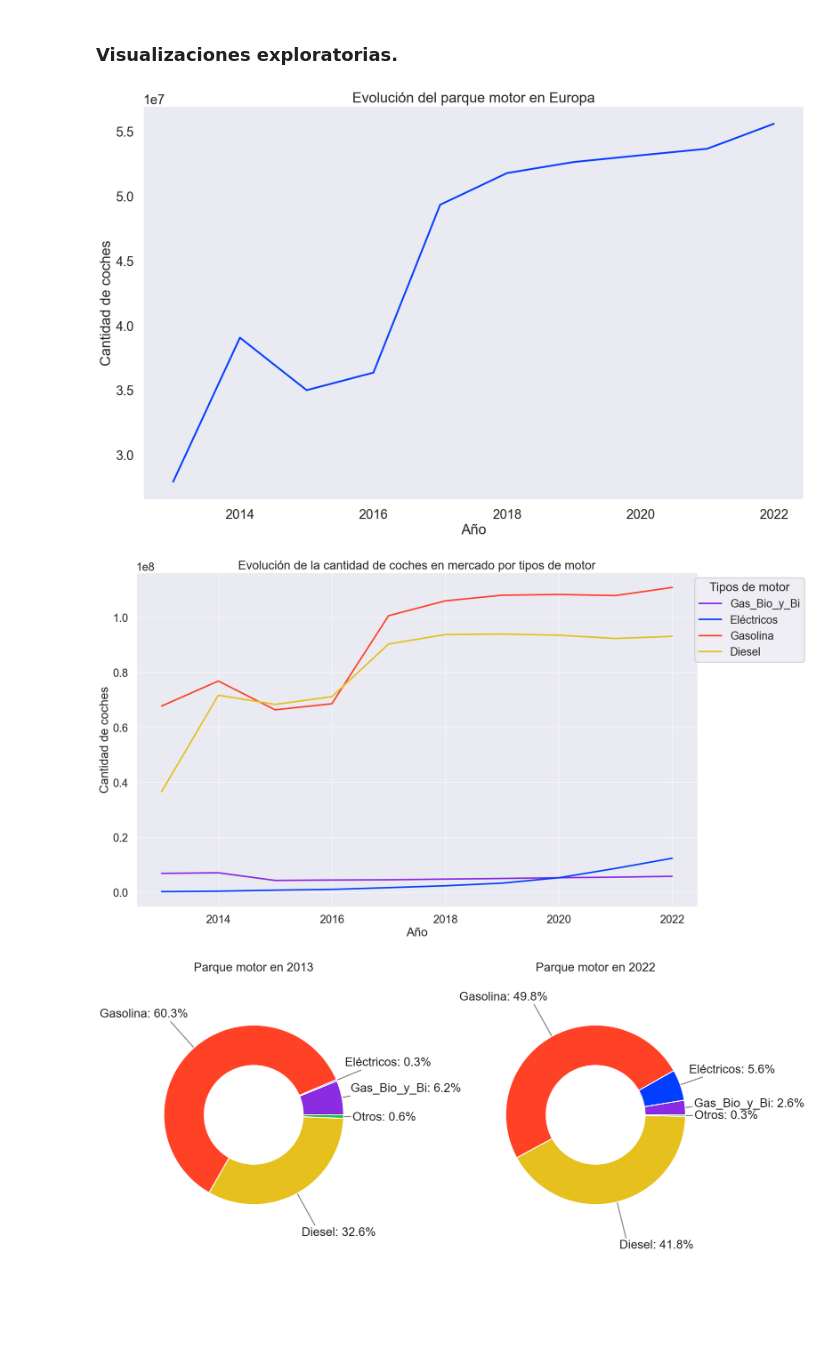
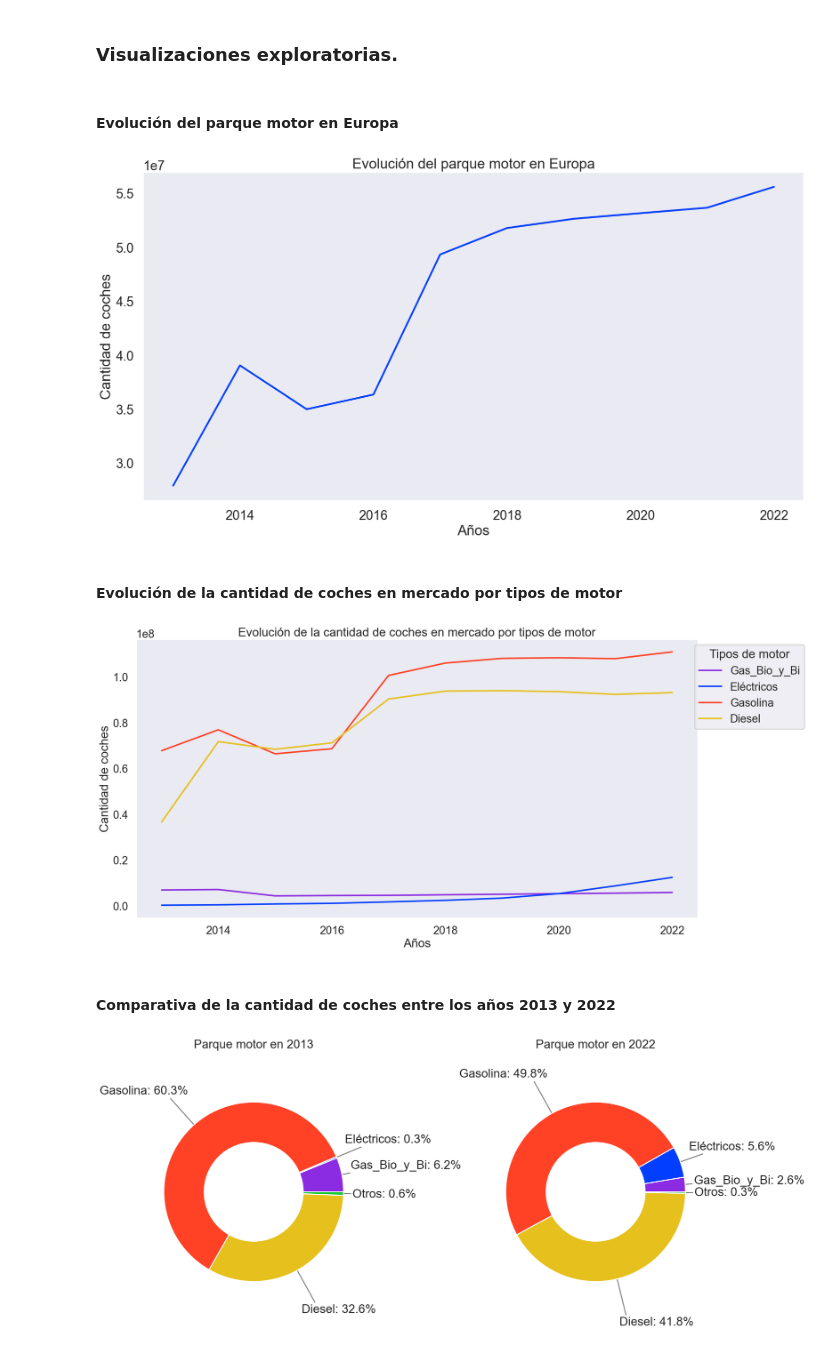
Before and after one commit to LoFloAb/Impacto_de_la_electrificaci-n_del_transporte_en_las_emisiones_de_GEI_en_Europa, a Jupyter notebook: Analisis_impacto_coche_electrico.ipynb, the cells around one changed output. Cells and saved outputs as stored; diff of their text form; code cells hidden in the pictures; blank space fills up the shorter version.

Commit message:
Cambios en los gráficos del apartado emisiones

```diff
--- a/Analisis_impacto_coche_electrico.ipynb
+++ b/Analisis_impacto_coche_electrico.ipynb
@@ -324,20 +309,0 @@ plt.show()
-# %%
-df_greenhouse_gases = df_greenhouse_gases.reset_index()
-id_vars = ['TIME']
-value_vars = df_greenhouse_gases.columns[3:]
-
-df_long = df_greenhouse_gases.melt(id_vars=id_vars, value_vars=value_vars, var_name='Sectores', value_name='Emisiones')
-sectors_of_interest = ['Energía_(con_informativos)', 'Procesos_y_productos_industriales', 'Agricultura',
-                       'Uso_del_suelo_y_silvicultura_(UTCUTS)', 'Gestión_de_residuos', 'CO2_indirecto']
-df_long = df_long[df_long["Sectores"].isin(sectors_of_interest)]
-
-plt.figure(figsize=(20,12))
-
-ax = sns.lineplot(data=df_long, x="TIME", y="Emisiones", hue="Sectores")
-plt.legend(title='Sectores',
-          loc='upper right', bbox_to_anchor=(1.3, 1))
-plt.title("Evolución de Emisiones por Sectores a lo Largo del Tiempo")
-plt.xlabel("Año")
-plt.ylabel("Emisiones")
-plt.grid(True)
-plt.show()
@@ -638,6 +787,16 @@ df_cars_park['GEO_(Labels)'] = df_cars_park['GEO_(Labels)'].replace(
 # Rellenar valores nulos consigo mismos (aparentemente redundante, pero evita errores)
 df_cars_park = df_cars_park.fillna(df_cars_park)
 
-# Mostrar primeras 10 filas
-df_cars_park = df_cars_park.iloc[:10]
-df_cars_park.head(10)
+#Columnas a excluir de la converción.
+exclude_cols = ['GEO_(Codes)', 'GEO_(Labels)', 'TIME']
+
+# Detectar columnas de tipo float (y que no estén en la lista de exclusión)
+cols_to_convert = [
+    col for col in df_cars_park.select_dtypes(include='float').columns
+    if col not in exclude_cols
+]
+# Convertir a int (si estás seguro de que no hay NaN)
+df_cars_park[cols_to_convert] = df_cars_park[cols_to_convert].astype(int)
+
+# Mostrar dataframe
+df_cars_park
@@ -702,36 +885,36 @@ output_path = os.path.join(output_dir, "df_cars_park.csv")
 df_greenhouse_gases.to_csv(output_path, index=False, encoding='utf-8')
 # %% [markdown]
 ### Visualizaciones exploratorias.
+# %% [markdown]
+#### Evolución del parque motor en Europa
 # %%
-id_vars = 'TIME'
+id_vars = 'Años'
 value_vars = ['Gas_Bio_y_Bi', 'Eléctricos', 'Gasolina', 'Diesel']
 
 df_long = df_cars_park.melt(id_vars=id_vars, value_vars=value_vars, var_name='Motor', value_name='Cantidad de coches')
 
-plt.figure(figsize=(20,12))
-sns.lineplot(data=df_long, x='TIME', y='Cantidad de coches', errorbar=None)
+plt.figure(figsize=(20, 10))
+sns.lineplot(data=df_long, x='Años', y='Cantidad de coches', errorbar=None)
 plt.title('Evolución del parque motor en Europa')
-plt.xlabel('Año')
-plt.ylabel('Cantidad de coches')
-plt.grid(False)
 plt.show()
 # %% [output]
-[figure, old version]
+[figure, new version]
+# %% [markdown]
+#### Evolución de la cantidad de coches en mercado por tipos de motor
 # %%
-id_vars = 'TIME'
+id_vars = 'Años'
 value_vars = ['Gas_Bio_y_Bi', 'Eléctricos', 'Gasolina', 'Diesel']
 custom_palette = {'Gas_Bio_y_Bi': '#8b2be2', 'Eléctricos': '#023eff', 'Gasolina': '#ff4126', 'Diesel': '#e6c01c'}
 
 df_long = df_cars_park.melt(id_vars=id_vars, value_vars=value_vars, var_name='Motor', value_name='Cantidad de coches')
 
-plt.figure(figsize=(20,12))
-sns.lineplot(data=df_long, x='TIME', y='Cantidad de coches', hue='Motor', palette=custom_palette)
+plt.figure(figsize=(20, 10))
+sns.lineplot(data=df_long, x='Años', y='Cantidad de coches', hue='Motor', palette=custom_palette)
 plt.legend(title='Tipos de motor', loc='upper right', bbox_to_anchor=(1.2, 1))
 plt.title('Evolución de la cantidad de coches en mercado por tipos de motor')
-plt.xlabel('Año')
-plt.ylabel('Cantidad de coches')
-plt.grid(alpha=0.5)
 plt.show()
 # %% [output]
-[figure, old version]
+[figure, new version]
+# %% [markdown]
+#### Comparativa de la cantidad de coches entre los años 2013 y 2022
 # %%
```
Also changed, not shown: parts of 91 cells of this notebook.
